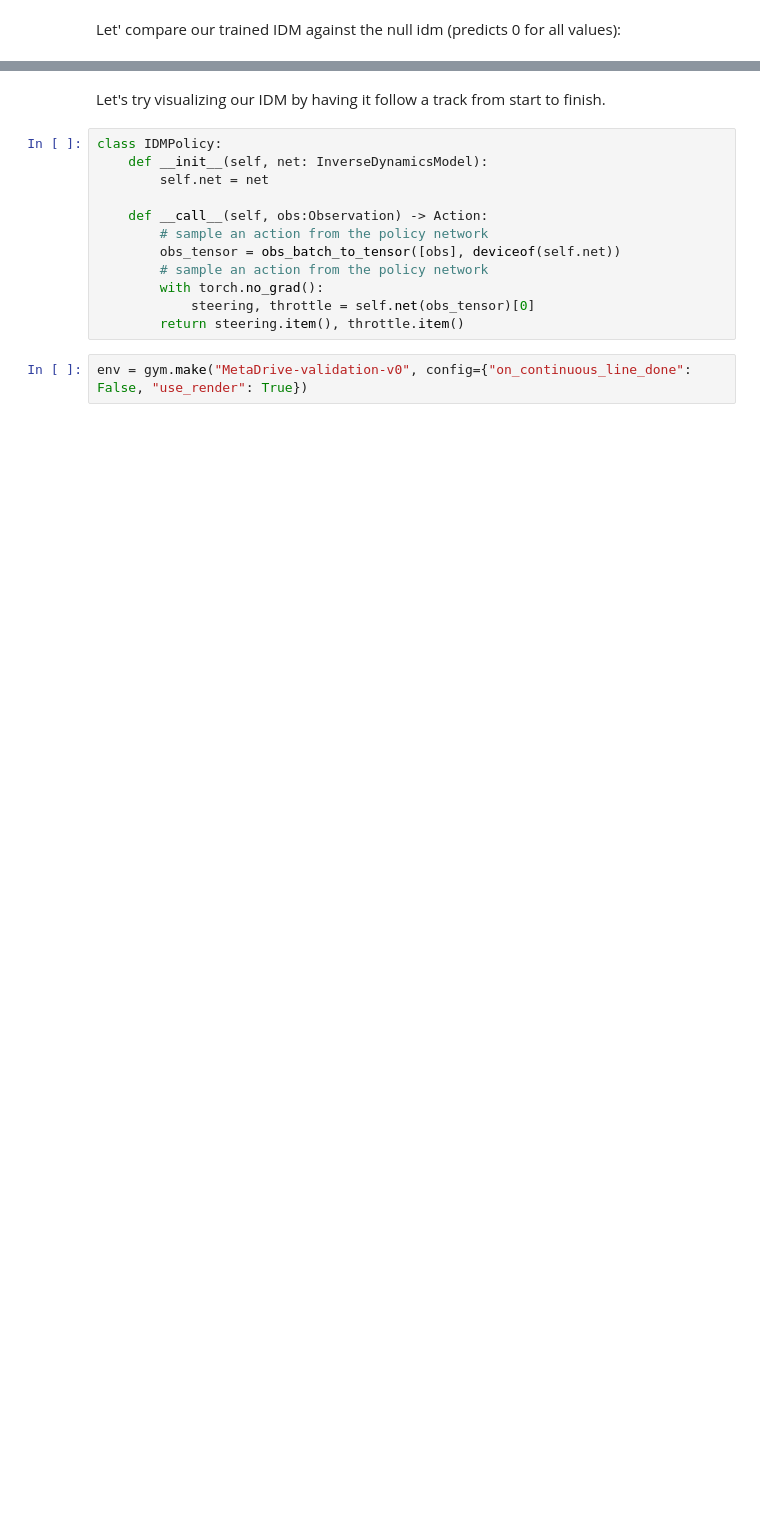
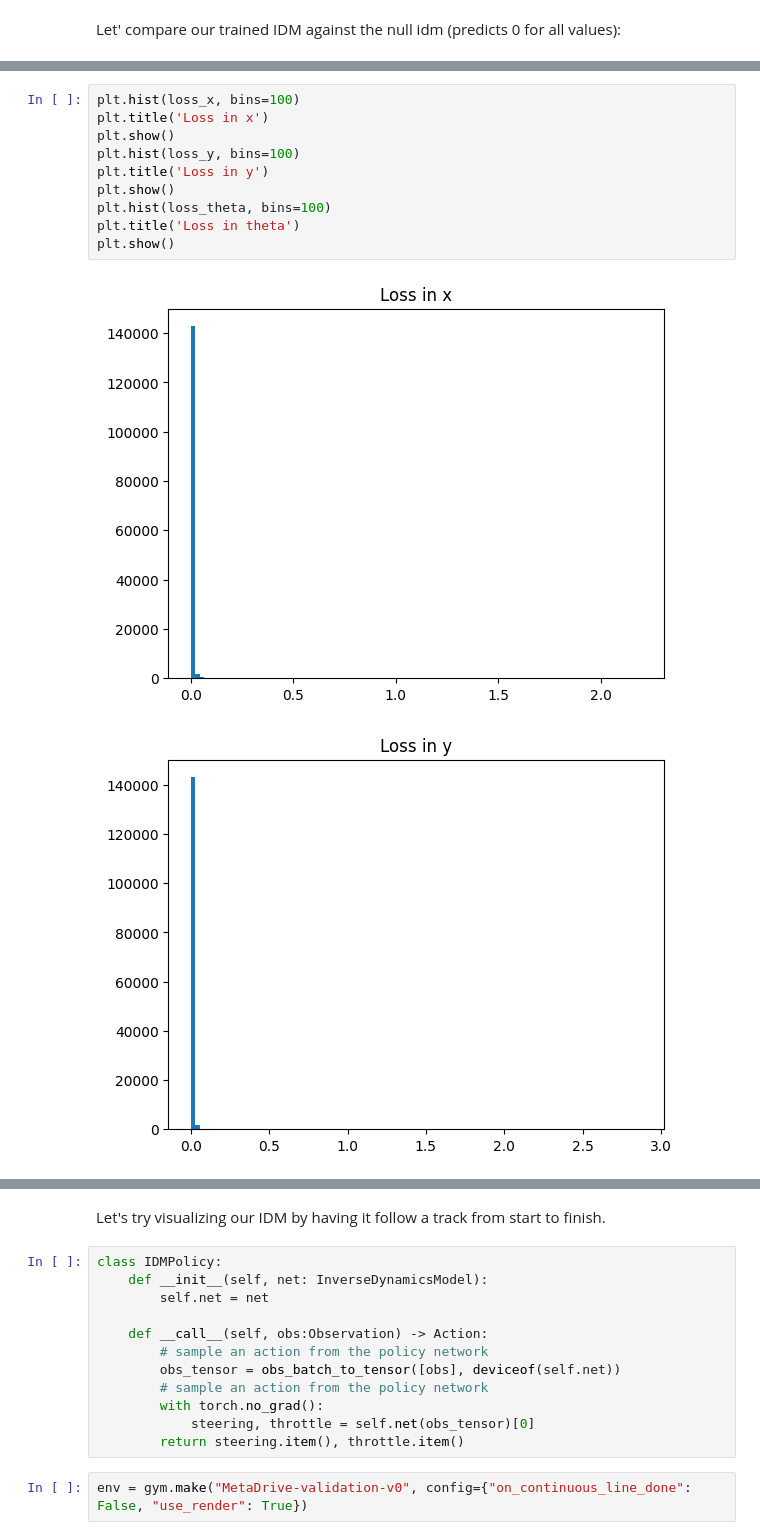
Before and after one commit to pimpale/metadrive-offline-rl-benchmark, a Jupyter notebook: metadrive-idm-model.ipynb, the cells around one changed output, grey strips where cells are left out. Cells and saved outputs as stored; diff of their text form; blank space fills up the shorter version.

```diff
--- a/metadrive-idm-model.ipynb
+++ b/metadrive-idm-model.ipynb
@@ -582,0 +578,13 @@ training loss 0.010536502115428448
+# %%
+plt.hist(loss_x, bins=100)
+plt.title('Loss in x')
+plt.show()
+plt.hist(loss_y, bins=100)
+plt.title('Loss in y')
+plt.show()
+plt.hist(loss_theta, bins=100)
+plt.title('Loss in theta')
+plt.show()
+# %% [output]
+[figure, added]
+[figure, added]
```
Also changed, not shown: parts of 9 cells of this notebook, 1 other file.
